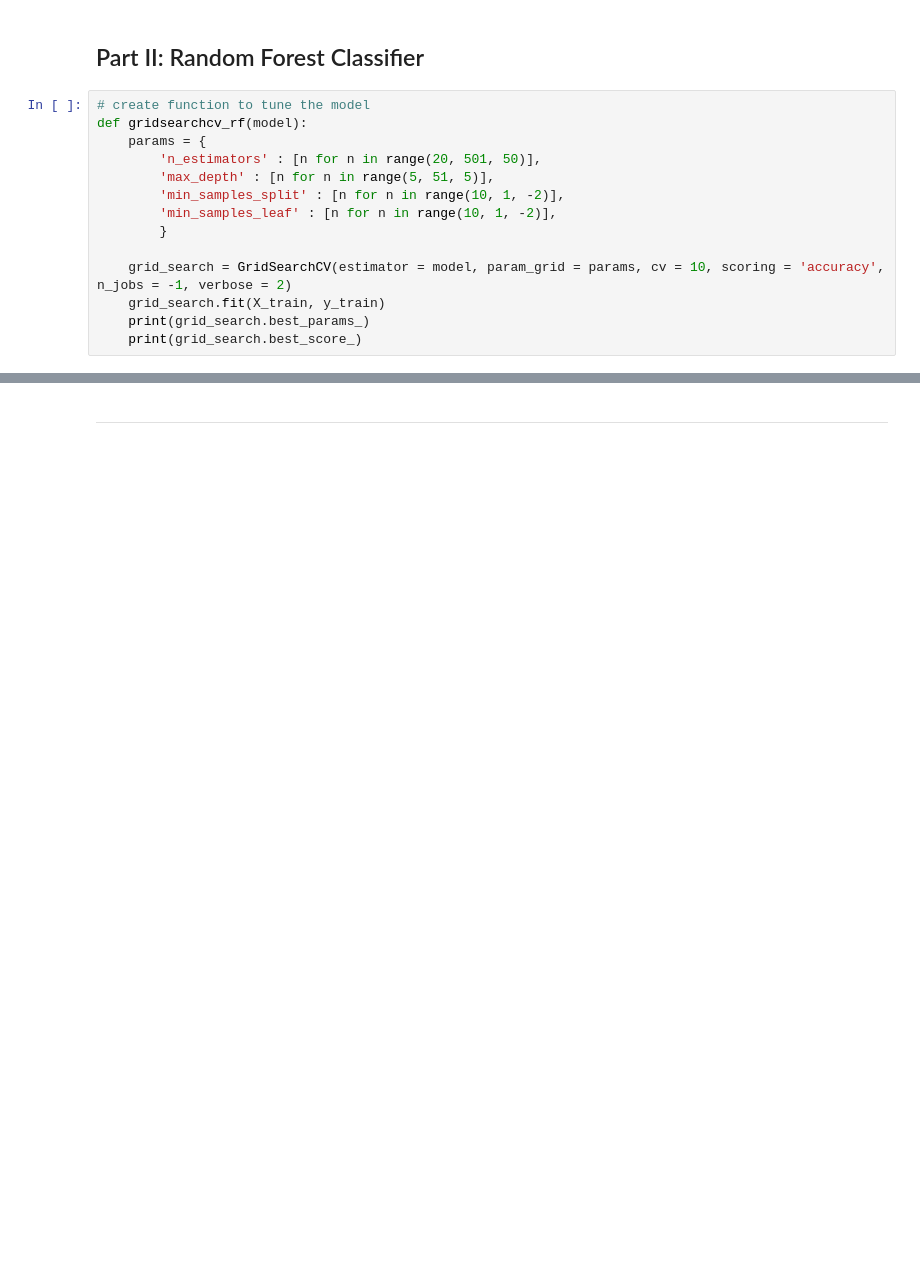
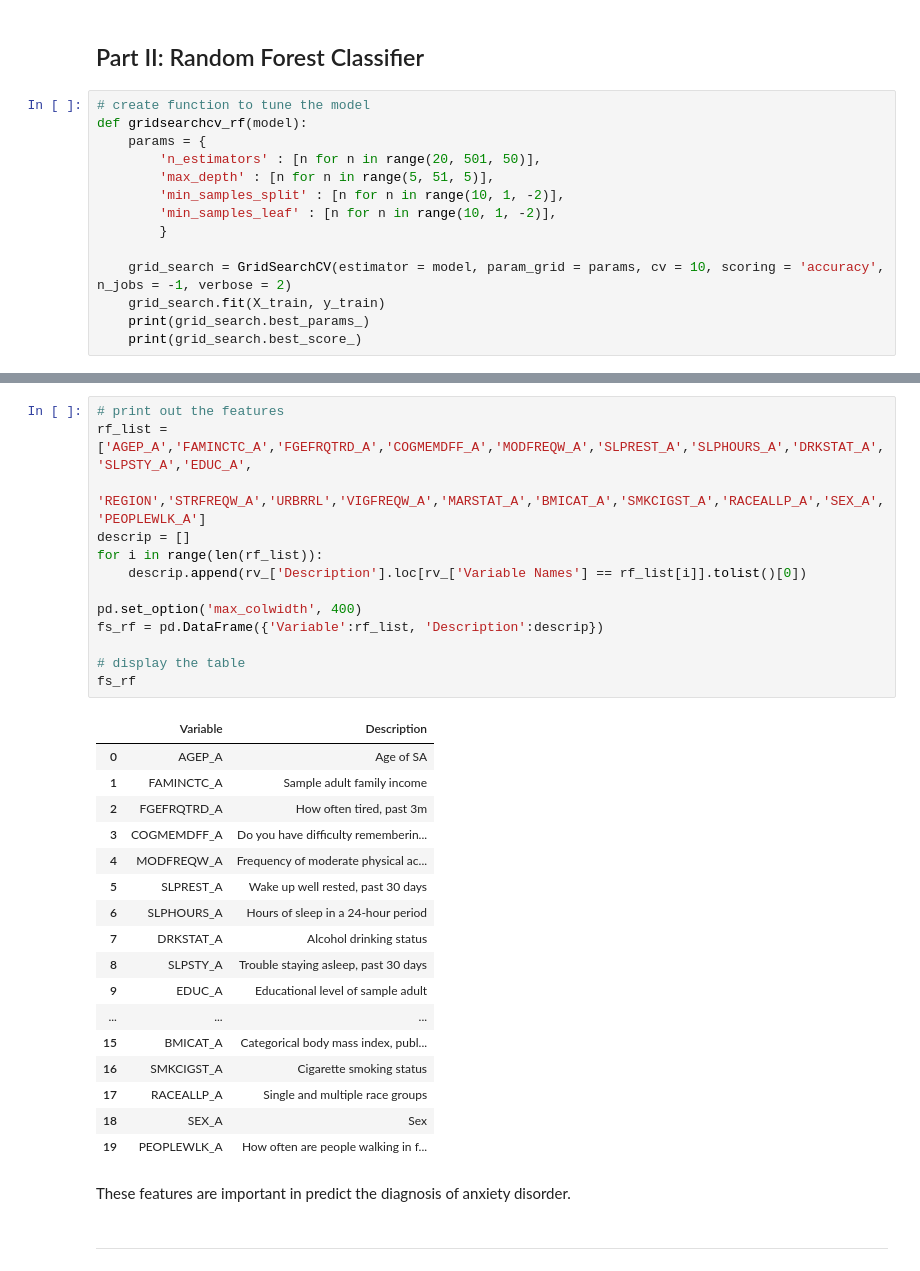
Before and after one commit to vidishac/Data_Mining_Project, a Jupyter notebook: Data_Mining_Project.ipynb, the cells around one changed output, grey strips where cells are left out. Cells and saved outputs as stored; diff of their text form; blank space fills up the shorter version.

```diff
--- a/Data_Mining_Project.ipynb
+++ b/Data_Mining_Project.ipynb
@@ -1383,3 +1452,36 @@ Cross-validated AUC: 0.98817
+# %%
+# print out the features
+rf_list = ['AGEP_A','FAMINCTC_A','FGEFRQTRD_A','COGMEMDFF_A','MODFREQW_A','SLPREST_A','SLPHOURS_A','DRKSTAT_A','SLPSTY_A','EDUC_A',
+           'REGION','STRFREQW_A','URBRRL','VIGFREQW_A','MARSTAT_A','BMICAT_A','SMKCIGST_A','RACEALLP_A','SEX_A','PEOPLEWLK_A']
+descrip = []
+for i in range(len(rf_list)):
+    descrip.append(rv_['Description'].loc[rv_['Variable Names'] == rf_list[i]].tolist()[0])
+
+pd.set_option('max_colwidth', 400)
+fs_rf = pd.DataFrame({'Variable':rf_list, 'Description':descrip})
+
+# display the table
+fs_rf
+# %% [output]
+|  | Variable | Description |
+| 0 | AGEP_A | Age of SA |
+| 1 | FAMINCTC_A | Sample adult family income |
+| 2 | FGEFRQTRD_A | How often tired, past 3m |
+| 3 | COGMEMDFF_A | Do you have difficulty rememberin... |
+| 4 | MODFREQW_A | Frequency of moderate physical ac... |
+| 5 | SLPREST_A | Wake up well rested, past 30 days |
+| 6 | SLPHOURS_A | Hours of sleep in a 24-hour period |
+| 7 | DRKSTAT_A | Alcohol drinking status |
+| 8 | SLPSTY_A | Trouble staying asleep, past 30 days |
+| 9 | EDUC_A | Educational level of sample adult |
+| ... | ... | ... |
+| 15 | BMICAT_A | Categorical body mass index, publ... |
+| 16 | SMKCIGST_A | Cigarette smoking status |
+| 17 | RACEALLP_A | Single and multiple race groups |
+| 18 | SEX_A | Sex |
+| 19 | PEOPLEWLK_A | How often are people walking in f... |
+# %% [markdown]
+These features are important in predict the diagnosis of anxiety disorder.
 # %% [markdown]
 ----
 # %% [markdown]
```
Also changed, not shown: parts of 24 cells of this notebook.
